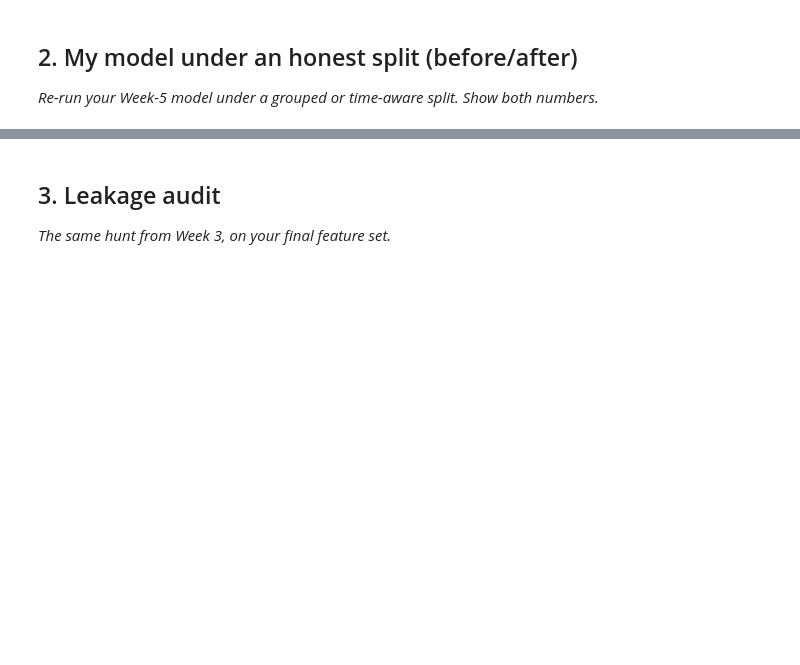
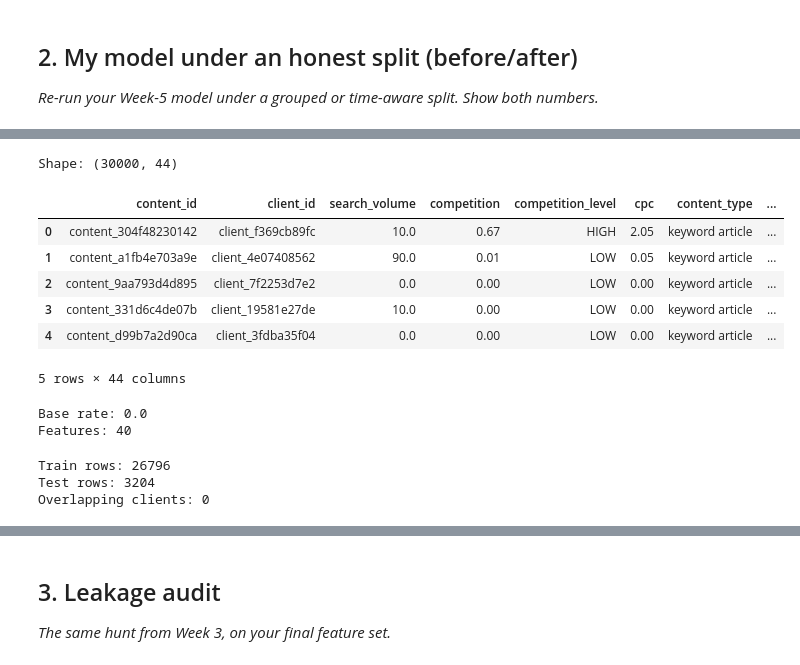
Before and after one commit to dee0742/ML-FlyRank-Task, a Jupyter notebook: work/notebooks/w06_validation_audit.ipynb, the cells around one changed output, grey strips where cells are left out. Cells and saved outputs as stored; diff of their text form; code cells hidden in the pictures; blank space fills up the shorter version.

```diff
--- a/work/notebooks/w06_validation_audit.ipynb
+++ b/work/notebooks/w06_validation_audit.ipynb
@@ -22,0 +40,80 @@ This skeleton is yours to fill. Work the sections **in order** — each one has
+# %%
+import pandas as pd
+
+url = "https://raw.githubusercontent.com/dee0742/ML-FlyRank-Task/main/data/raw/content_refresh_anonymized.csv"
+
+df = pd.read_csv(url)
+
+print("Shape:", df.shape)
+df.head()
+# %% [output]
+Shape: (30000, 44)
+|  | content_id | client_id | search_volume | competition | competition_level | cpc | content_type | ... |
+| 0 | content_304f48230142 | client_f369cb89fc | 10.0 | 0.67 | HIGH | 2.05 | keyword article | ... |
+| 1 | content_a1fb4e703a9e | client_4e07408562 | 90.0 | 0.01 | LOW | 0.05 | keyword article | ... |
+| 2 | content_9aa793d4d895 | client_7f2253d7e2 | 0.0 | 0.00 | LOW | 0.00 | keyword article | ... |
+| 3 | content_331d6c4de07b | client_19581e27de | 10.0 | 0.00 | LOW | 0.00 | keyword article | ... |
+| 4 | content_d99b7a2d90ca | client_3fdba35f04 | 0.0 | 0.00 | LOW | 0.00 | keyword article | ... |
+5 rows × 44 columns
+# %%
+df["is_declining_label"] = (
+    df["trend_direction"] == "declining"
+).astype(int)
+
+target = "is_declining_label"
+
+excluded = [
+    target,
+    "trend_direction",
+    "trend_pct",
+    "content_id",
+    "client_id"
+]
+
+feature_cols = [
+    c for c in df.columns
+    if c not in excluded
+]
+
+X = df[feature_cols]
+y = df[target]
+groups = df["client_id"]
+
+print("Base rate:", y.mean())
+print("Features:", len(feature_cols))
+# %% [output]
+Base rate: 0.0
+Features: 40
+# %%
+from sklearn.model_selection import GroupShuffleSplit
+
+gss = GroupShuffleSplit(
+    n_splits=50,
+    test_size=0.20,
+    random_state=42
+)
+
+for train_idx, test_idx in gss.split(X, y, groups):
+    if (
+        y.iloc[train_idx].nunique() == 2
+        and y.iloc[test_idx].nunique() == 2
+    ):
+        break
+
+X_train = X.iloc[train_idx]
+X_test = X.iloc[test_idx]
+
+y_train = y.iloc[train_idx]
+y_test = y.iloc[test_idx]
+
+print("Train rows:", len(X_train))
+print("Test rows:", len(X_test))
+
+train_clients = set(df.iloc[train_idx]["client_id"])
+test_clients = set(df.iloc[test_idx]["client_id"])
+
+print("Overlapping clients:", len(train_clients & test_clients))
+# %% [output]
+Train rows: 26796
+Test rows: 3204
+Overlapping clients: 0
```
Also changed, not shown: parts of 25 cells of this notebook.
